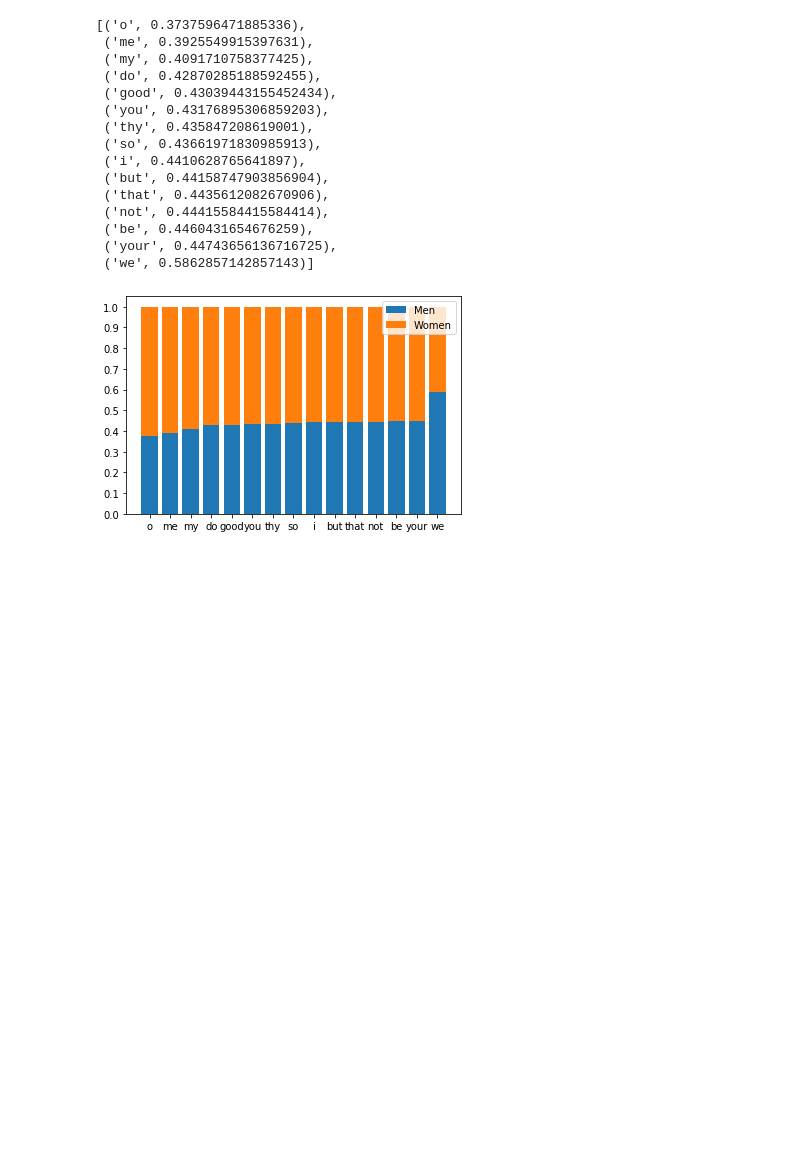
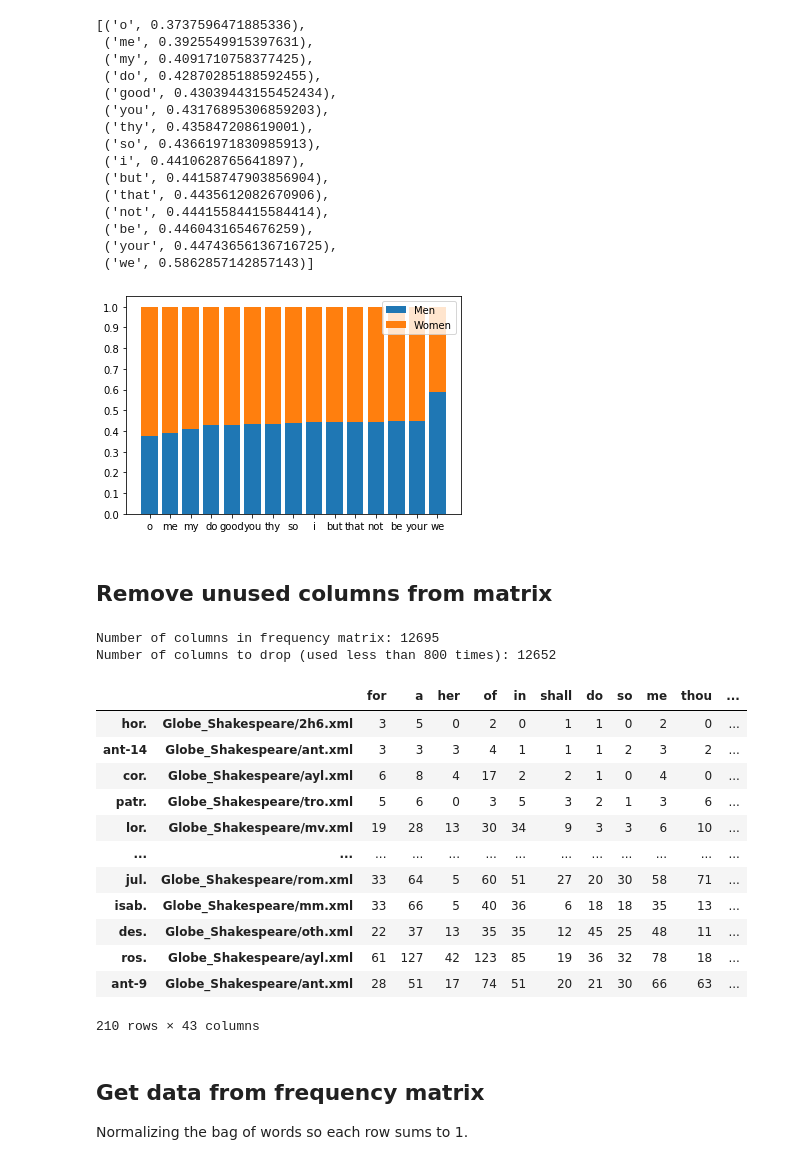
Before and after one commit to johnflanigan/shakespeare-character-genders, a Jupyter notebook: Shakespeare Character Genders.ipynb, the cells around one changed output. Cells and saved outputs as stored; diff of their text form; code cells hidden in the pictures; blank space fills up the shorter version.

```diff
--- a/Shakespeare Character Genders.ipynb
+++ b/Shakespeare Character Genders.ipynb
@@ -311,3 +312,34 @@ plt.legend((p1[0], p2[0]), ('Men', 'Women'))
 plt.show()
 # %% [output]
 [figure]
+# %% [markdown]
+## Remove unused columns from matrix
+# %%
+columns = frequency_matrix.columns.values
+columns_to_drop = [column for column in columns if column not in top_words]
+print('Number of columns in frequency matrix:', len(columns))
+print('Number of columns to drop (used less than 800 times):', len(columns_to_drop))
+# %% [output]
+Number of columns in frequency matrix: 12695
+Number of columns to drop (used less than 800 times): 12652
+# %%
+frequency_matrix = frequency_matrix.drop(columns=columns_to_drop)
+frequency_matrix
+# %% [output]
+|  |  | for | a | her | of | in | shall | do | so | me | thou | ... |
+| hor. | Globe_Shakespeare/2h6.xml | 3 | 5 | 0 | 2 | 0 | 1 | 1 | 0 | 2 | 0 | ... |
+| ant-14 | Globe_Shakespeare/ant.xml | 3 | 3 | 3 | 4 | 1 | 1 | 1 | 2 | 3 | 2 | ... |
+| cor. | Globe_Shakespeare/ayl.xml | 6 | 8 | 4 | 17 | 2 | 2 | 1 | 0 | 4 | 0 | ... |
+| patr. | Globe_Shakespeare/tro.xml | 5 | 6 | 0 | 3 | 5 | 3 | 2 | 1 | 3 | 6 | ... |
+| lor. | Globe_Shakespeare/mv.xml | 19 | 28 | 13 | 30 | 34 | 9 | 3 | 3 | 6 | 10 | ... |
+| ... | ... | ... | ... | ... | ... | ... | ... | ... | ... | ... | ... | ... |
+| jul. | Globe_Shakespeare/rom.xml | 33 | 64 | 5 | 60 | 51 | 27 | 20 | 30 | 58 | 71 | ... |
+| isab. | Globe_Shakespeare/mm.xml | 33 | 66 | 5 | 40 | 36 | 6 | 18 | 18 | 35 | 13 | ... |
+| des. | Globe_Shakespeare/oth.xml | 22 | 37 | 13 | 35 | 35 | 12 | 45 | 25 | 48 | 11 | ... |
+| ros. | Globe_Shakespeare/ayl.xml | 61 | 127 | 42 | 123 | 85 | 19 | 36 | 32 | 78 | 18 | ... |
+| ant-9 | Globe_Shakespeare/ant.xml | 28 | 51 | 17 | 74 | 51 | 20 | 21 | 30 | 66 | 63 | ... |
+210 rows × 43 columns
+# %% [markdown]
+## Get data from frequency matrix
+
+Normalizing the bag of words so each row sums to 1.
```
Also changed, not shown: parts of 22 cells of this notebook.
